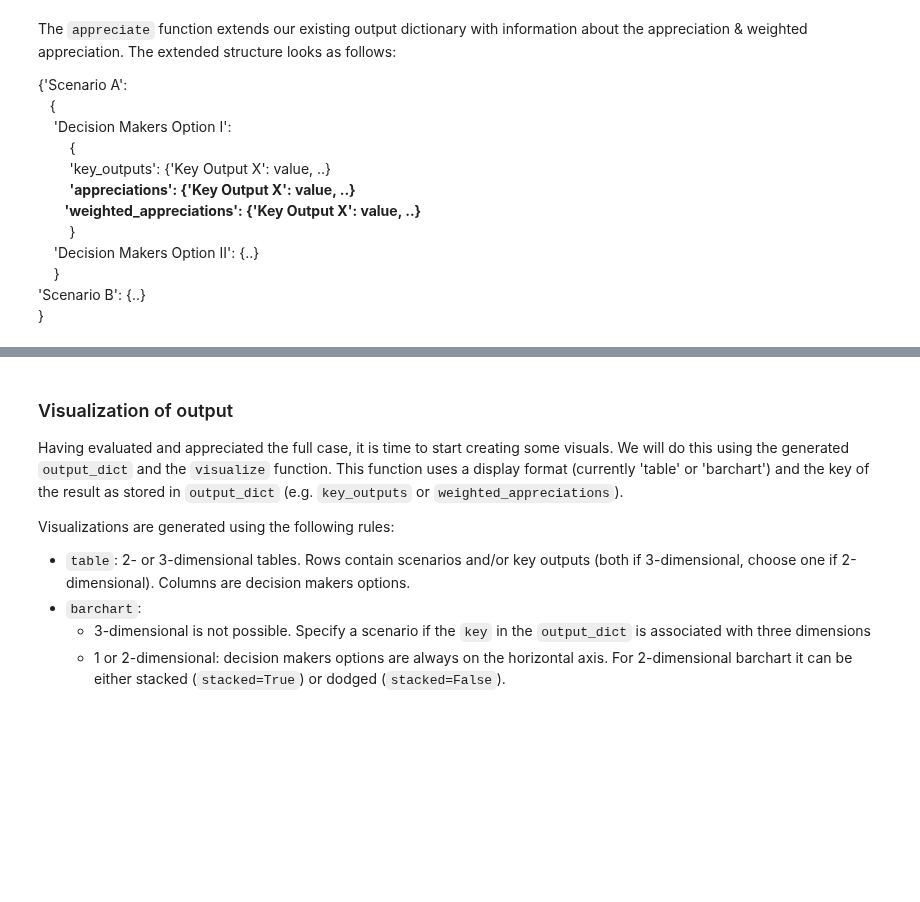
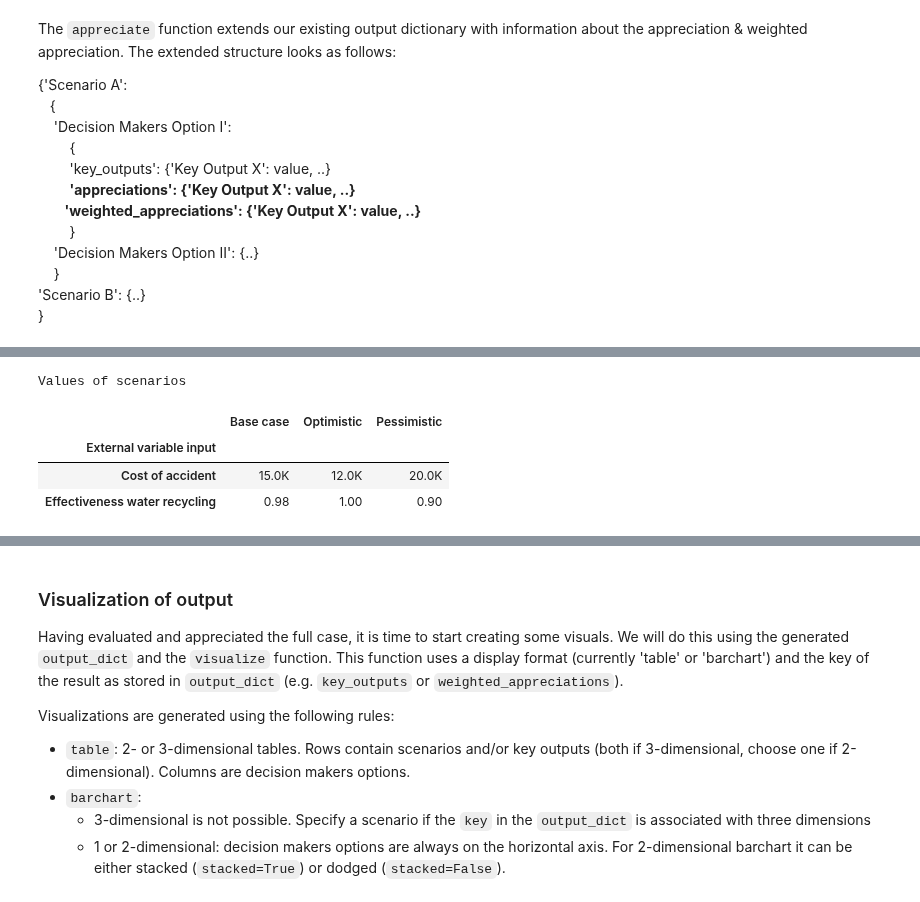
Before and after one commit to responsible-business-decision-making/trbs, a Jupyter notebook: Analyze case with vlinder.ipynb, the cells around one changed output, grey strips where cells are left out. Cells and saved outputs as stored; diff of their text form; code cells hidden in the pictures; blank space fills up the shorter version.

```diff
--- a/Analyze case with vlinder.ipynb
+++ b/Analyze case with vlinder.ipynb
@@ -169,0 +177,8 @@ case.output_dict['Base case']
+# %%
+case.visualize('table', 'scenarios', scenario="Base case")
+# %% [output]
+Values of scenarios
+|  | Base case | Optimistic | Pessimistic |
+| External variable input |  |  |  |
+| Cost of accident | 15.0K | 12.0K | 20.0K |
+| Effectiveness water recycling | 0.98 | 1.00 | 0.90 |
```
Also changed, not shown: parts of 12 cells of this notebook, 12 other files.
